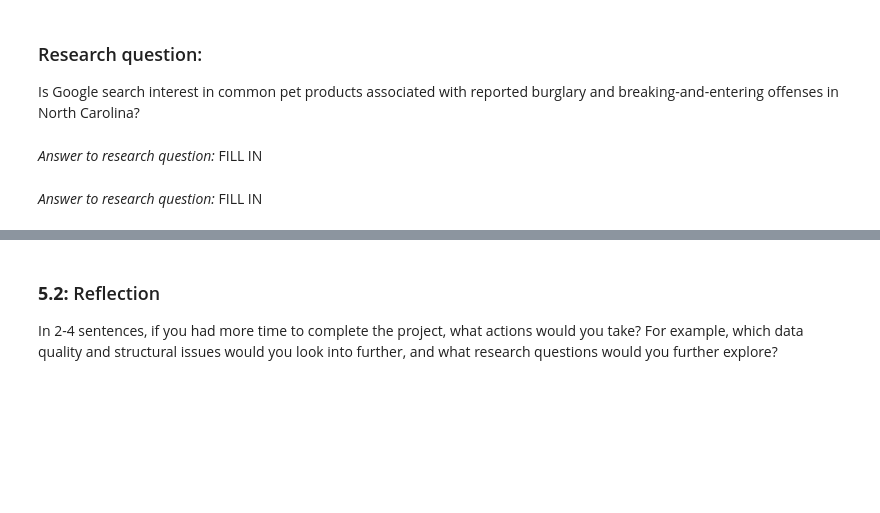
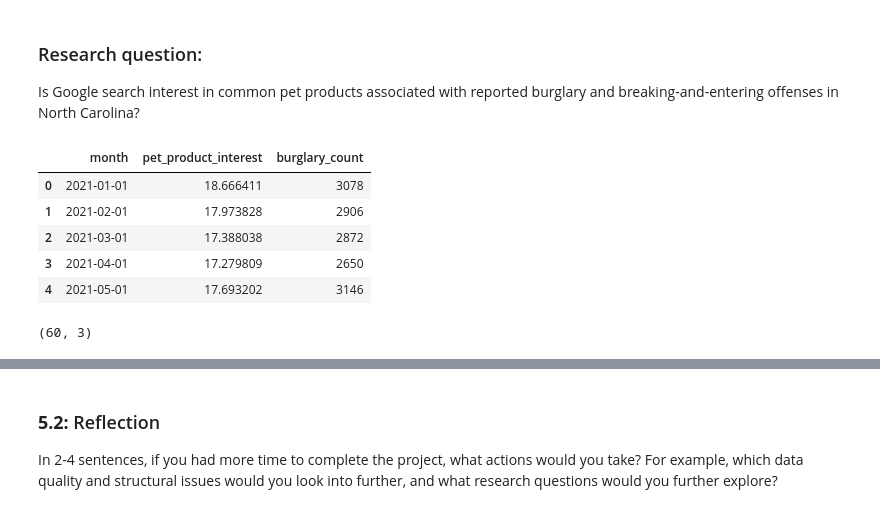
Before and after one commit to SteffanyMcH2os/DataWranglingwithUdacity, a Jupyter notebook: Data_Wrangling_Project_Starter.ipynb, the cells around one changed output, grey strips where cells are left out. Saved outputs shown, nothing was run; the diff lists cells and outputs as text; code cells hidden in the pictures; blank space fills up the shorter version.

```diff
--- a/Data_Wrangling_Project_Starter.ipynb
+++ b/Data_Wrangling_Project_Starter.ipynb
@@ -743,2 +740,0 @@ Is Google search interest in common pet products associated with reported burgla
-# %% [markdown]
-*Answer to research question:* FILL IN
@@ -747,2 +740,0 @@ Is Google search interest in common pet products associated with reported burgla
-# %% [markdown]
-*Answer to research question:* FILL IN
@@ -748,0 +754,15 @@ Is Google search interest in common pet products associated with reported burgla
+# %%
+# Print the first 5 records in monthly_data
+monthly_data.head()
+# %% [output]
+|  | month | pet_product_interest | burglary_count |
+| 0 | 2021-01-01 | 18.666411 | 3078 |
+| 1 | 2021-02-01 | 17.973828 | 2906 |
+| 2 | 2021-03-01 | 17.388038 | 2872 |
+| 3 | 2021-04-01 | 17.279809 | 2650 |
+| 4 | 2021-05-01 | 17.693202 | 3146 |
+# %%
+# Examine the shape of monthly_data
+monthly_data.shape
+# %% [output]
+(60, 3)
```
Also changed, not shown: parts of 15 cells of this notebook.
